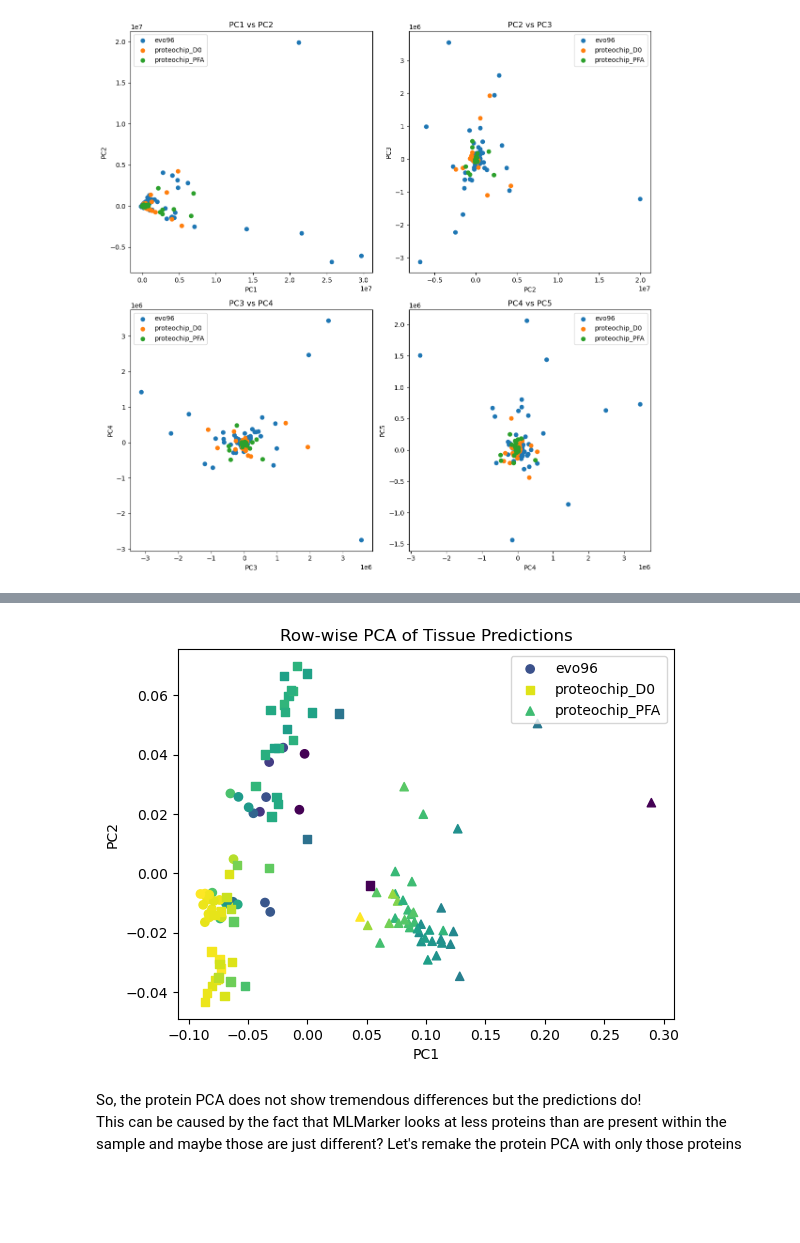
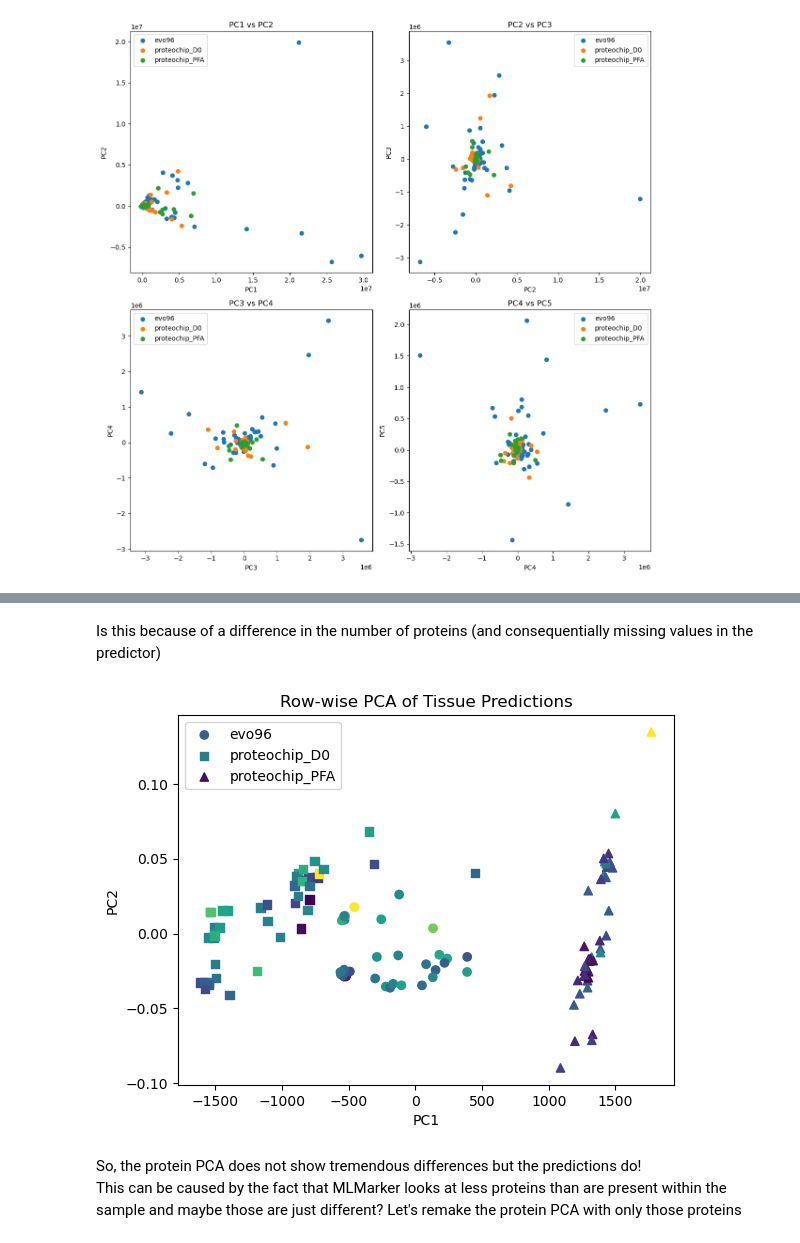
Before and after one commit to TineClaeys/MLMarker, a Jupyter notebook: Projects/organoids_pauline/Organoids_MLMarker_smapleprep_SCP.ipynb, the cells around one changed output, grey strips where cells are left out. Cells and saved outputs as stored; diff of their text form; code cells hidden in the pictures; blank space fills up the shorter version.

Commit message:
organoid data pr level

```diff
--- a/Projects/organoids_pauline/Organoids_MLMarker_smapleprep_SCP.ipynb
+++ b/Projects/organoids_pauline/Organoids_MLMarker_smapleprep_SCP.ipynb
@@ -31,9 +31,9 @@ for i in ['evo96_report_organoids_culture_15042024_diann181.pg_matrix.tsv', 'pro
     #make a dataframe with the proteins as column names, only one row and all values 1
     data = np.ones((1, len(proteins)))
     predict_df = pd.DataFrame(data, columns=proteins)
-
     test = MLMarker(predict_df.iloc[0:1,:], binary = True)
-    prediction = MLMarker.predict_top_tissues(test)
+    prediction = MLMarker.adjusted_shap_values_df(test, penalty_factor=0.5)
+    prediction = prediction.sum(axis=1).sort_values(ascending=False).head(6)
     print(i, prediction)
 # %% [output]
 evo96_report_organoids_culture_15042024_diann181.pg_matrix.tsv 2764
@@ -51,18 +55,0 @@ proteochip_PFA_report_organoides_042024_fixes.pg_matrix.tsv [('Testis', 0.1759),
-# %%
-protein_lists = []
-for i in ['evo96_report_organoids_culture_15042024_diann181.pg_matrix.tsv', 'proteochip_D0_report_organoids_culture_15042024_diann181.pg_matrix.tsv', 'proteochip_PFA_report_organoides_042024_fixes.pg_matrix.tsv']:
-    df = pd.read_csv(i, sep='\t')
-    proteins = np.array(df[["Protein.Ids"]].values.tolist()).flatten()
-    # if it contains ';' split it and take both
-    proteins = [x.split(';') for x in proteins]
-    proteins = [item for sublist in proteins for item in sublist]
-    proteins = list(set(proteins))
-    print(i, len(proteins))
-    protein_lists.append(set(proteins))
-    #make a dataframe with the proteins as column names, only one row and all values 1
-    data = np.ones((1, len(proteins)))
-    predict_df = pd.DataFrame(data, columns=proteins)
-    test = MLMarker(predict_df.iloc[0:1,:], binary = True)
-    prediction = MLMarker.adjusted_shap_values_df(test)
-    prediction = prediction.sum(axis=1).sort_values(ascending=False).head(5)
-    print(i, prediction)
@@ -170,8 +131,9 @@ for name, dataset in zip(names, datasets):
 
     # Iterate over each row in sub_df
     for i in tqdm.tqdm(range(sub_df.shape[0])):
-        test = MLMarker(sub_df.iloc[i:i+1,:], binary=True, dev=True)
-        prediction = MLMarker.predict_top_tissues(test, n_preds=100)
+        test = MLMarker(sub_df.iloc[i:i+1,:], binary=True)
+        prediction = MLMarker.adjusted_shap_values_df(test, n_preds=100, penalty_factor=0.5).sum(axis=1).sort_values(ascending=False)
+        prediction = list(prediction.items())
         new_name = str(name) + "_" + str(sub_df.index[i])
         num_nonzero_columns = (sub_df.iloc[i:i+1,:] != 0).sum(axis=1).values[0]
         num_nonzero_columns
@@ -289,35 +240,37 @@ TypeError: Feature names are only supported if all input features have string na
+# %% [markdown]
+Is this because of a difference in the number of proteins (and consequentially missing values in the predictor)
 # %%
 # Apply PCA for dimensionality reduction
 pca = PCA(n_components=2)
-reduced_data = pca.fit_transform(prediction_df.drop(columns=['sample', 'dataset', 'n_proteins']))
+reduced_data = pca.fit_transform(prediction_df.drop(columns=['sample', 'dataset', 'Brain']))
 
 # Create a figure and axis
 fig, ax = plt.subplots()
 
 # Iterate over each dataset
 for name, dataset in zip(names, datasets):
     # Get the indices of samples from the current dataset
     indices = prediction_df[prediction_df['dataset'] == name].index
 
     # Get the number of proteins for each sample
-    n_proteins = prediction_df.loc[indices, 'n_proteins']
+    n_proteins = prediction_df.loc[indices, 'Brain']
 
     # Set the marker type based on the dataset
     marker = 'o' if name == 'evo96' else 's' if name == 'proteochip_D0' else '^'
 
     # Plot the reduced data with color and marker type
     ax.scatter(reduced_data[indices, 0], reduced_data[indices, 1], c=n_proteins, marker=marker, label=name)
 
 # Add labels and title
 ax.set_title('Row-wise PCA of Tissue Predictions')
 ax.set_xlabel('PC1')
 ax.set_ylabel('PC2')
 ax.legend()
 
 # Show the plot
 plt.show()
 # %% [output]
-[figure, old version]
+[figure, new version]
 # %% [markdown]
 So, the protein PCA does not show tremendous differences but the predictions do!
 This can be caused by the fact that MLMarker looks at less proteins than are present within the sample and maybe those are just different? Let's remake the protein PCA with only those proteins
```
Also changed, not shown: parts of 53 cells of this notebook, 6 other files.
